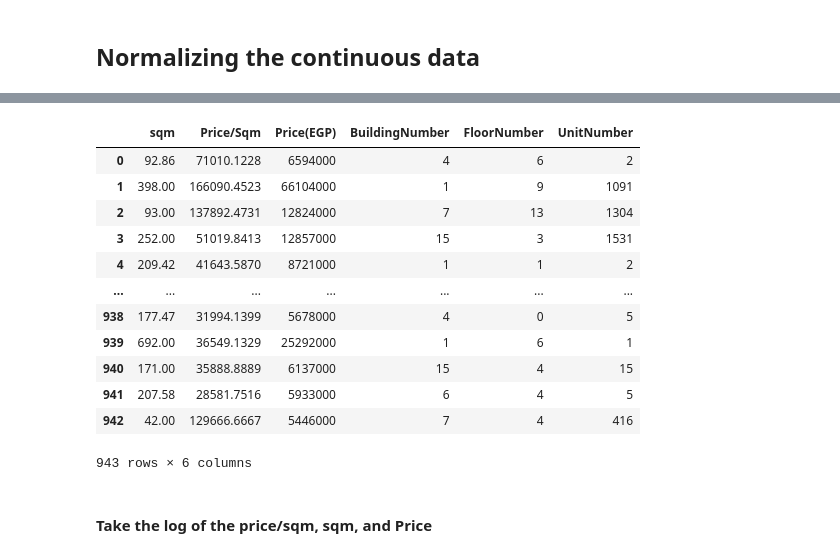
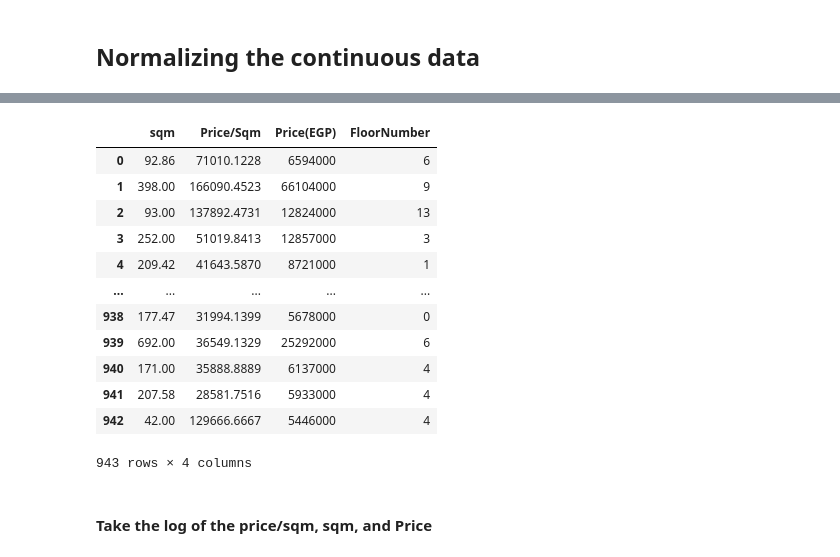
Before and after one commit to MinaAlberDS/Codveda-Internship, a Jupyter notebook: Level 1/Task 2/Data_cleaning.ipynb, the cells around one changed output, grey strips where cells are left out. Cells and saved outputs as stored; diff of their text form; code cells hidden in the pictures.

```diff
--- a/Level 1/Task 2/Data_cleaning.ipynb
+++ b/Level 1/Task 2/Data_cleaning.ipynb
@@ -932,19 +845,21 @@ re_df
-# %%
-re_df[numerical_cols]
-# %% [output]
-|  | sqm | Price/Sqm | Price(EGP) | BuildingNumber | FloorNumber | UnitNumber |
-| 0 | 92.86 | 71010.1228 | 6594000 | 4 | 6 | 2 |
-| 1 | 398.00 | 166090.4523 | 66104000 | 1 | 9 | 1091 |
-| 2 | 93.00 | 137892.4731 | 12824000 | 7 | 13 | 1304 |
-| 3 | 252.00 | 51019.8413 | 12857000 | 15 | 3 | 1531 |
-| 4 | 209.42 | 41643.5870 | 8721000 | 1 | 1 | 2 |
-| ... | ... | ... | ... | ... | ... | ... |
-| 938 | 177.47 | 31994.1399 | 5678000 | 4 | 0 | 5 |
-| 939 | 692.00 | 36549.1329 | 25292000 | 1 | 6 | 1 |
-| 940 | 171.00 | 35888.8889 | 6137000 | 15 | 4 | 15 |
-| 941 | 207.58 | 28581.7516 | 5933000 | 6 | 4 | 5 |
-| 942 | 42.00 | 129666.6667 | 5446000 | 7 | 4 | 416 |
-943 rows × 6 columns
+# %%
+numerical_cols = ['sqm','Price/Sqm','Price(EGP)',"FloorNumber"]
+
+re_df[numerical_cols]
+# %% [output]
+|  | sqm | Price/Sqm | Price(EGP) | FloorNumber |
+| 0 | 92.86 | 71010.1228 | 6594000 | 6 |
+| 1 | 398.00 | 166090.4523 | 66104000 | 9 |
+| 2 | 93.00 | 137892.4731 | 12824000 | 13 |
+| 3 | 252.00 | 51019.8413 | 12857000 | 3 |
+| 4 | 209.42 | 41643.5870 | 8721000 | 1 |
+| ... | ... | ... | ... | ... |
+| 938 | 177.47 | 31994.1399 | 5678000 | 0 |
+| 939 | 692.00 | 36549.1329 | 25292000 | 6 |
+| 940 | 171.00 | 35888.8889 | 6137000 | 4 |
+| 941 | 207.58 | 28581.7516 | 5933000 | 4 |
+| 942 | 42.00 | 129666.6667 | 5446000 | 4 |
+943 rows × 4 columns
 # %% [markdown]
 #### Take the log of the price/sqm, sqm, and Price
 # %%
```
Also changed, not shown: parts of 25 cells of this notebook, 2 other files.
